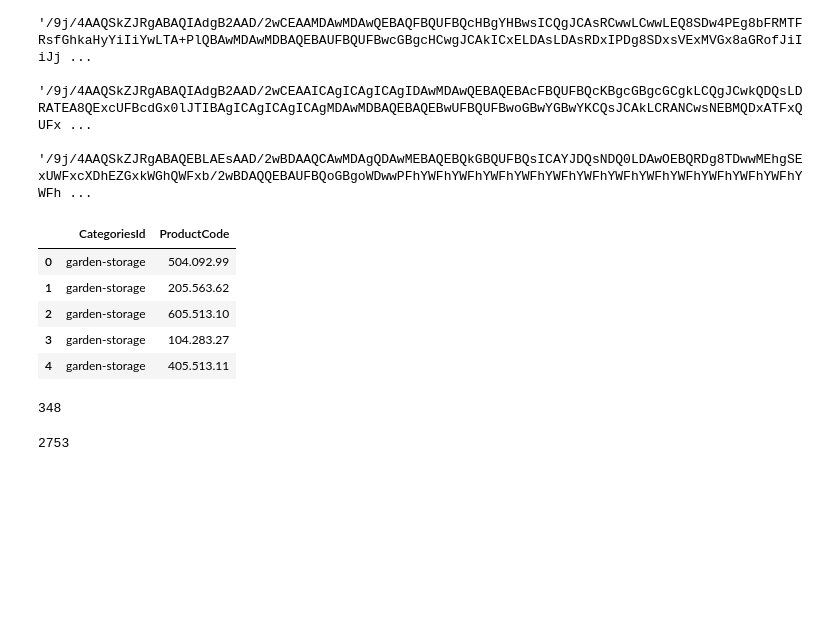
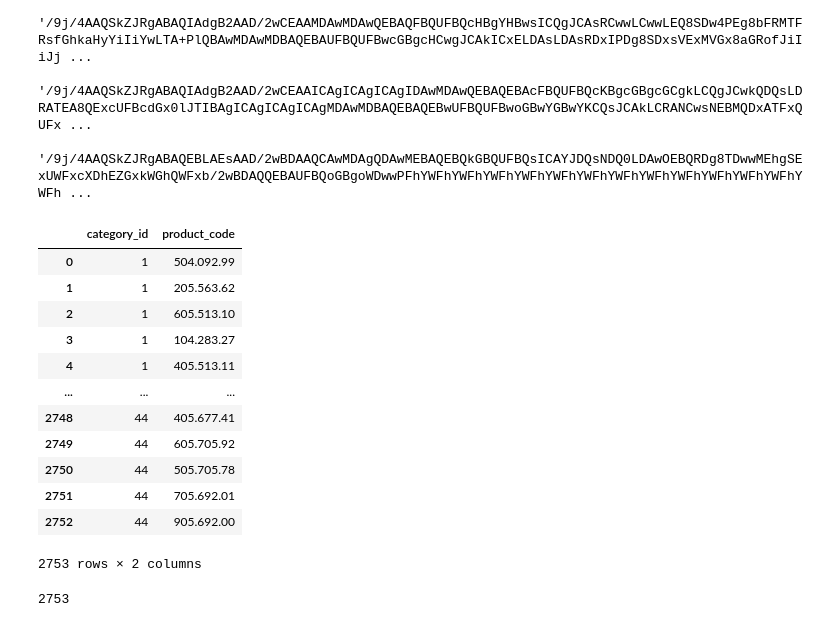
Before and after one commit to Andrew7y/IKEA_Project101, a Jupyter notebook: insertData.ipynb, the cells around one changed output. Saved outputs shown, nothing was run; the diff lists cells and outputs as text; code cells hidden in the pictures; blank space fills up the shorter version.

```diff
--- a/insertData.ipynb
+++ b/insertData.ipynb
@@ -86,11 +88,11 @@ directory_path = "json/product"
 category_names = os.listdir(directory_path)
 print(category_names)
 
-ids = [i for i in range(len(category_names))]
+ids = [i+1 for i in range(len(category_names))]
 
 Categories = pd.DataFrame({
-    'id': ids,
-    'category name': category_names
+    'category_id': ids,
+    'category_name': category_names
 })
 
 Categories.head()
@@ -250,35 +257,41 @@ dtype: int64
 # %%
 # insert ProductCategory
 
 CategoriesId = []
 ProductCode = []
-for i in Categories['category name']:
+
+catId = 1
+for i in Categories['category_name']:
     product_directory = "json/product/" + i + "/"
     path_product_json = product_directory + os.listdir(product_directory)[0]
     product_df = pd.read_json(path_product_json).get(i)
 
     for j in product_df:
 
-        CategoriesId.append(i)
+        CategoriesId.append(catId)
         ProductCode.append(j['Code'])
 
+    catId += 1
 
 ProductCategories = pd.DataFrame({
-    'CategoriesId': CategoriesId,
-    'ProductCode': ProductCode
+    'category_id': CategoriesId,
+    'product_code': ProductCode
 })
-ProductCategories.head()
+ProductCategories
 # %% [output]
-|  | CategoriesId | ProductCode |
-| 0 | garden-storage | 504.092.99 |
-| 1 | garden-storage | 205.563.62 |
-| 2 | garden-storage | 605.513.10 |
-| 3 | garden-storage | 104.283.27 |
-| 4 | garden-storage | 405.513.11 |
+|  | category_id | product_code |
+| 0 | 1 | 504.092.99 |
+| 1 | 1 | 205.563.62 |
+| 2 | 1 | 605.513.10 |
+| 3 | 1 | 104.283.27 |
+| 4 | 1 | 405.513.11 |
+| ... | ... | ... |
+| 2748 | 44 | 405.677.41 |
+| 2749 | 44 | 605.705.92 |
+| 2750 | 44 | 505.705.78 |
+| 2751 | 44 | 705.692.01 |
+| 2752 | 44 | 905.692.00 |
+2753 rows × 2 columns
-# %%
-ProductCategories['ProductCode'].duplicated().sum()
-# %% [output]
-348
 # %%
 #
 len(ProductCategories)
```
Also changed, not shown: parts of 39 cells of this notebook, 2 other files.
